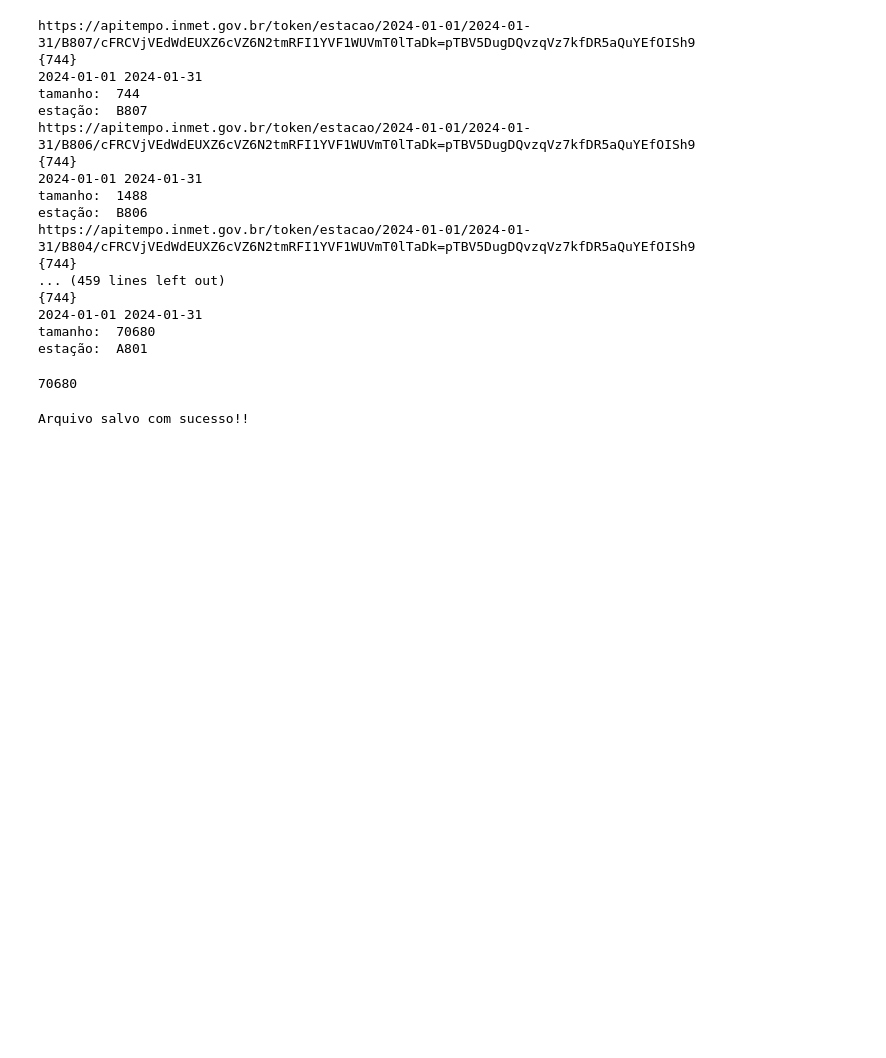
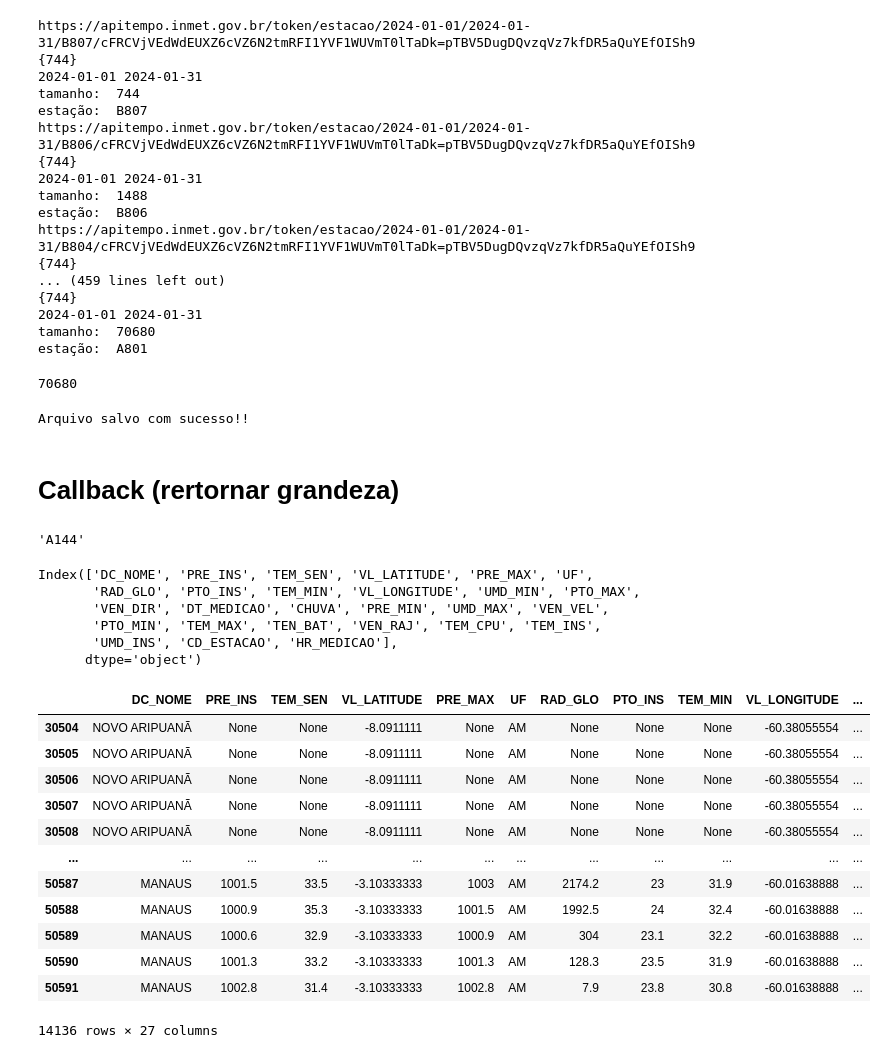
Before and after one commit to rodrigommar/project-sun-rad, a Jupyter notebook: notebook/explorar_arquivo_data_processed_all_stations.ipynb, the cells around one changed output. Saved outputs shown, nothing was run; the diff lists cells and outputs as text; code cells hidden in the pictures; blank space fills up the shorter version.

```diff
--- a/notebook/explorar_arquivo_data_processed_all_stations.ipynb
+++ b/notebook/explorar_arquivo_data_processed_all_stations.ipynb
@@ -509,3 +509,43 @@ with open('../data/data_raw_sul_january_2024.json', 'w') as file:
 print('Arquivo salvo com sucesso!!')
 # %% [output]
 Arquivo salvo com sucesso!!
+# %% [markdown]
+# Callback (rertornar grandeza)
+# %%
+path_ = '..\\data\\data_raw_norte_january_2024.json'
+
+with open(path_, 'r') as file:
+    document = json.load(file)
+
+df_norte = pd.DataFrame(document)
+# %%
+df_test = df_norte[df_norte['UF'] == 'AM']
+df_test['CD_ESTACAO'].iloc[0]
+# %% [output]
+'A144'
+# %%
+df_norte.columns
+# %% [output]
+Index(['DC_NOME', 'PRE_INS', 'TEM_SEN', 'VL_LATITUDE', 'PRE_MAX', 'UF',
+       'RAD_GLO', 'PTO_INS', 'TEM_MIN', 'VL_LONGITUDE', 'UMD_MIN', 'PTO_MAX',
+       'VEN_DIR', 'DT_MEDICAO', 'CHUVA', 'PRE_MIN', 'UMD_MAX', 'VEN_VEL',
+       'PTO_MIN', 'TEM_MAX', 'TEN_BAT', 'VEN_RAJ', 'TEM_CPU', 'TEM_INS',
+       'UMD_INS', 'CD_ESTACAO', 'HR_MEDICAO'],
+      dtype='object')
+# %%
+df_estado = df_norte[df_norte['UF'] == 'AM']
+df_estado
+# %% [output]
+|  | DC_NOME | PRE_INS | TEM_SEN | VL_LATITUDE | PRE_MAX | UF | RAD_GLO | PTO_INS | TEM_MIN | VL_LONGITUDE | ... |
+| 30504 | NOVO ARIPUANÃ | None | None | -8.0911111 | None | AM | None | None | None | -60.38055554 | ... |
+| 30505 | NOVO ARIPUANÃ | None | None | -8.0911111 | None | AM | None | None | None | -60.38055554 | ... |
+| 30506 | NOVO ARIPUANÃ | None | None | -8.0911111 | None | AM | None | None | None | -60.38055554 | ... |
+| 30507 | NOVO ARIPUANÃ | None | None | -8.0911111 | None | AM | None | None | None | -60.38055554 | ... |
+| 30508 | NOVO ARIPUANÃ | None | None | -8.0911111 | None | AM | None | None | None | -60.38055554 | ... |
+| ... | ... | ... | ... | ... | ... | ... | ... | ... | ... | ... | ... |
+| 50587 | MANAUS | 1001.5 | 33.5 | -3.10333333 | 1003 | AM | 2174.2 | 23 | 31.9 | -60.01638888 | ... |
+| 50588 | MANAUS | 1000.9 | 35.3 | -3.10333333 | 1001.5 | AM | 1992.5 | 24 | 32.4 | -60.01638888 | ... |
+| 50589 | MANAUS | 1000.6 | 32.9 | -3.10333333 | 1000.9 | AM | 304 | 23.1 | 32.2 | -60.01638888 | ... |
+| 50590 | MANAUS | 1001.3 | 33.2 | -3.10333333 | 1001.3 | AM | 128.3 | 23.5 | 31.9 | -60.01638888 | ... |
+| 50591 | MANAUS | 1002.8 | 31.4 | -3.10333333 | 1002.8 | AM | 7.9 | 23.8 | 30.8 | -60.01638888 | ... |
+14136 rows × 27 columns
```
Also changed, not shown: parts of 12 cells of this notebook, 8 other files.
